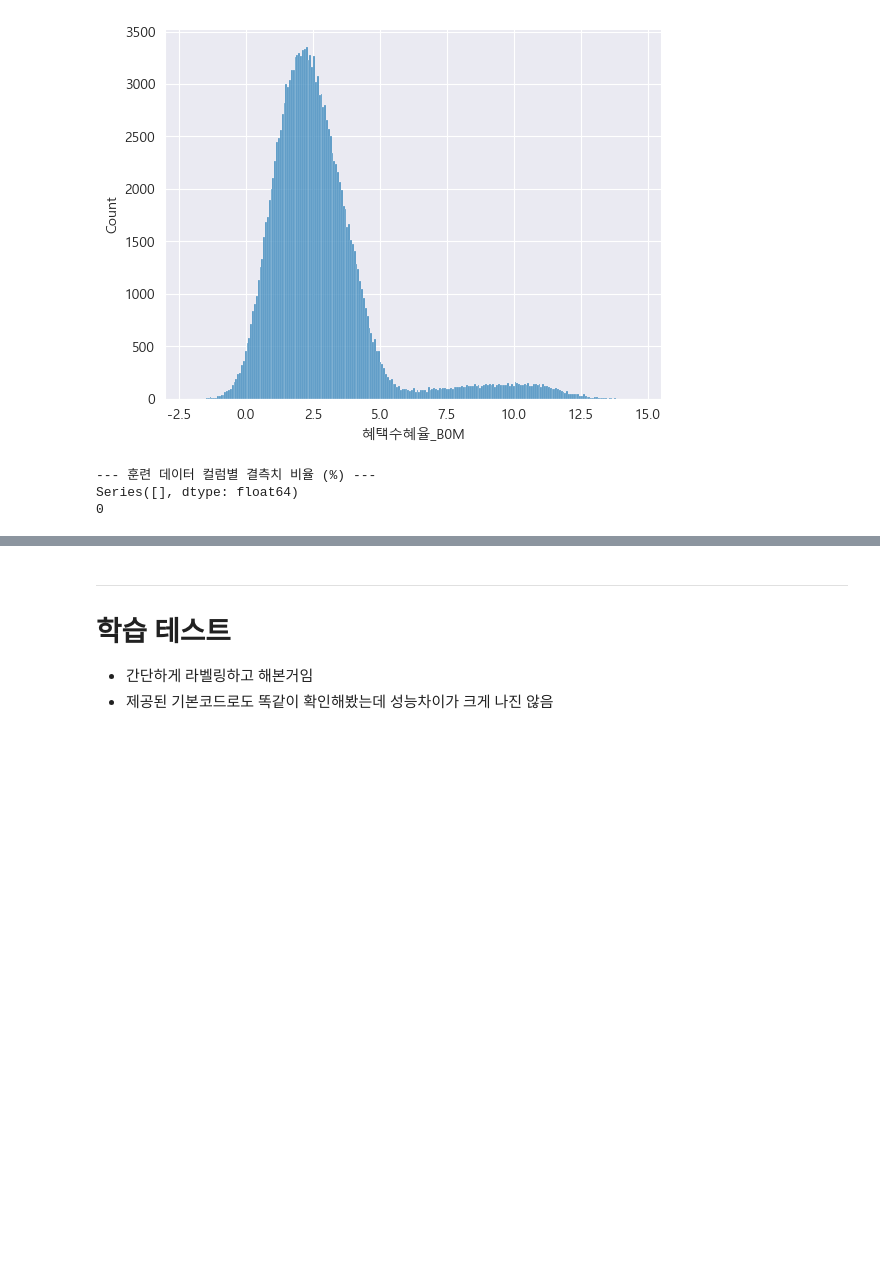
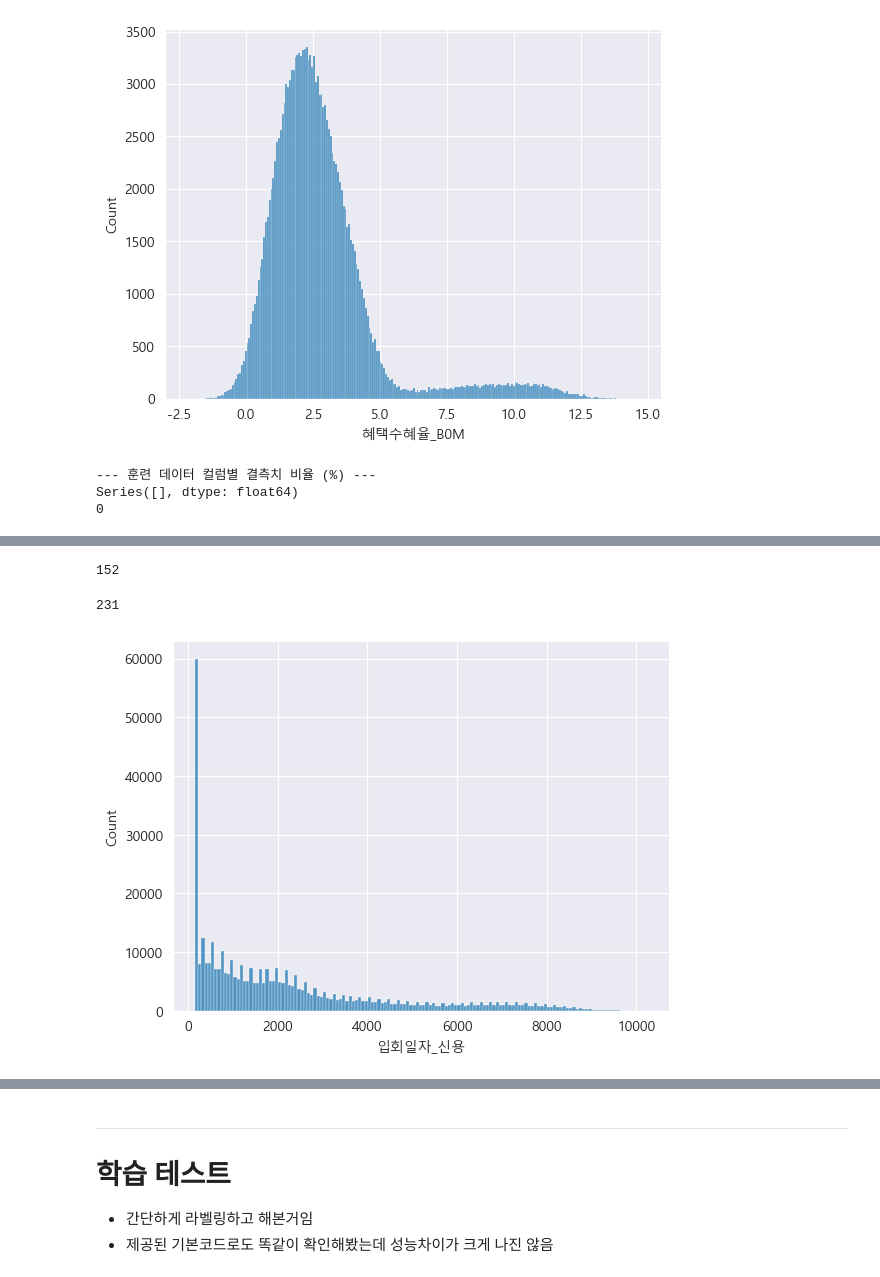
Before and after one commit to s0nh/segment-classification, a Jupyter notebook: xgboost_baseline.ipynb, the cells around one changed output, grey strips where cells are left out. Drawn from its saved outputs; the diff is of its cells as text; code cells hidden in the pictures; blank space fills up the shorter version.

```diff
--- a/xgboost_baseline.ipynb
+++ b/xgboost_baseline.ipynb
@@ -1075,0 +1079,9 @@ Series([], dtype: float64)
+# %%
+train_df = train_filled.copy()
+
+# 숫자 값 가지는 데이터 분류
+continous_columns = []
+for col in train_filled.columns:
+    if pd.api.types.is_numeric_dtype(train_filled[col]):
+        continous_columns.append(col)
+print(continous_columns)
@@ -1075,0 +1126,25 @@ Series([], dtype: float64)
+# %%
+def date2days(base_date, target):
+    days_month = [0, 31, 59, 90, 120, 151, 181, 212, 243, 273, 304, 334] # 계산 편의상 평년으로 가정
+    base_year = base_date//10000
+    base_month = base_date % 10000 // 100
+    base_day = base_date % 100
+    target_year = target // 10000
+    target_month = target % 10000 // 100
+    target_day = target % 100
+    return (base_day + days_month[base_month-1] + base_year*365)-(target_day + days_month[target_month-1] + target_year*365)
+
+train_filled["입회일자_신용"] = train_df.apply(
+    lambda row: date2days(row['기준년월']*100, row['입회일자_신용']), axis=1)
+test_filled["입회일자_신용"] = test_df.apply(
+    lambda row: date2days(row['기준년월']*100, row['입회일자_신용']), axis=1)
+# %%
+sns.histplot(train_filled["입회일자_신용"])
+print(train_filled["입회일자_신용"].min())
+
+del train_df
+gc.collect()
+# %% [output]
+152
+231
+[figure, added]
```
Also changed, not shown: parts of 34 cells of this notebook, 1 other file.
